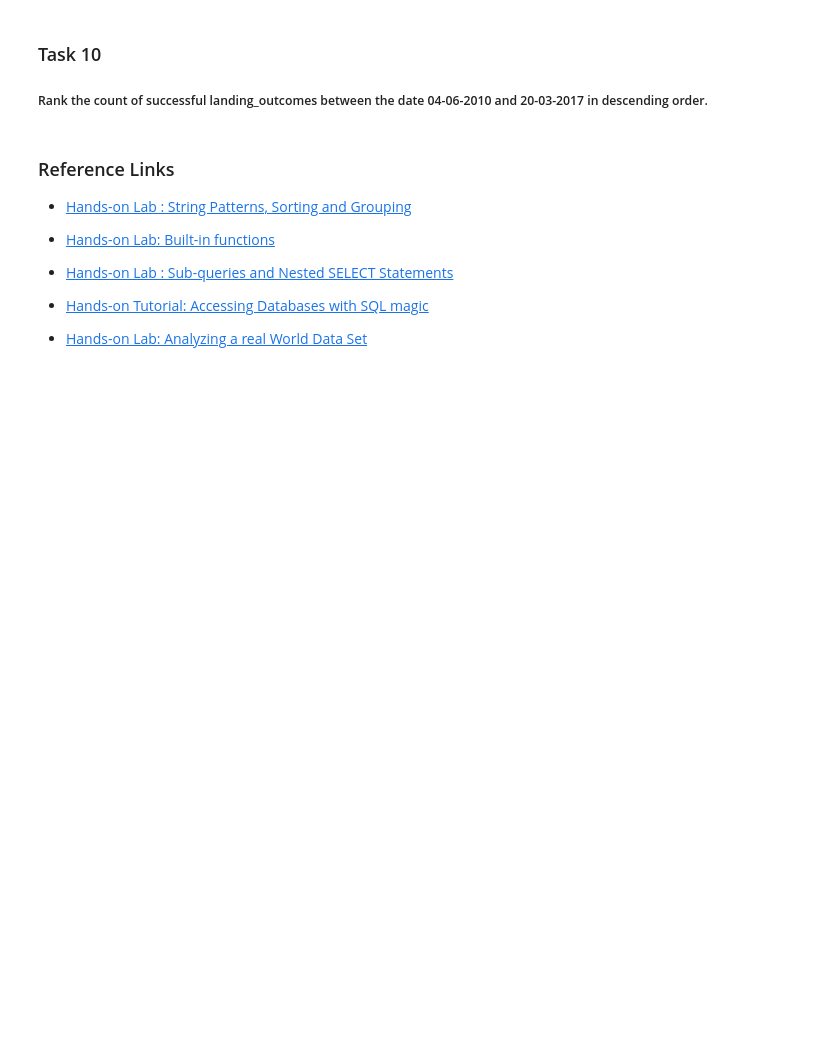
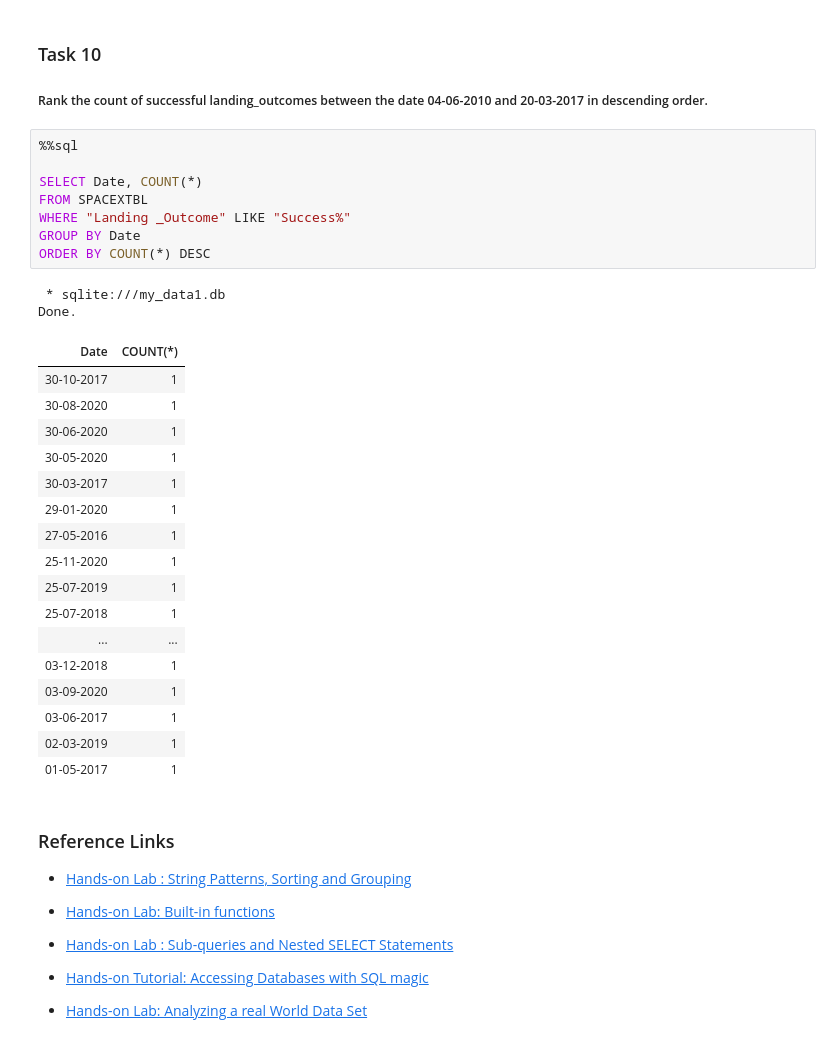
Before and after one commit to cessmarga/IBMDataScience, a Jupyter notebook: jupyter-labs-eda-sql-coursera_sqllite.ipynb, the cells around one changed output. Cells and saved outputs as stored; diff of their text form; blank space fills up the shorter version.

```diff
--- a/jupyter-labs-eda-sql-coursera_sqllite.ipynb
+++ b/jupyter-labs-eda-sql-coursera_sqllite.ipynb
@@ -250,6 +288,34 @@ Done.
 ### Task 10
 
 ##### Rank the  count of  successful landing_outcomes between the date 04-06-2010 and 20-03-2017 in descending order.
+# %%
+%%sql
+
+SELECT Date, COUNT(*)
+FROM SPACEXTBL
+WHERE "Landing _Outcome" LIKE "Success%"
+GROUP BY Date
+ORDER BY COUNT(*) DESC
+# %% [output]
+ * sqlite:///my_data1.db
+Done.
+| Date | COUNT(*) |
+| 30-10-2017 | 1 |
+| 30-08-2020 | 1 |
+| 30-06-2020 | 1 |
+| 30-05-2020 | 1 |
+| 30-03-2017 | 1 |
+| 29-01-2020 | 1 |
+| 27-05-2016 | 1 |
+| 25-11-2020 | 1 |
+| 25-07-2019 | 1 |
+| 25-07-2018 | 1 |
+| ... | ... |
+| 03-12-2018 | 1 |
+| 03-09-2020 | 1 |
+| 03-06-2017 | 1 |
+| 02-03-2019 | 1 |
+| 01-05-2017 | 1 |
 # %% [markdown]
 ### Reference Links
 
```
Also changed, not shown: parts of 3 cells of this notebook.
